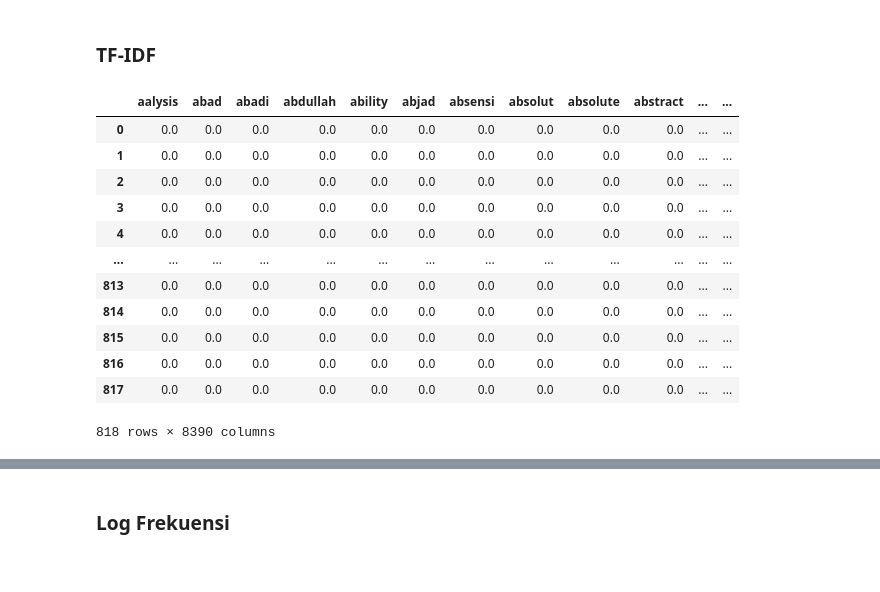
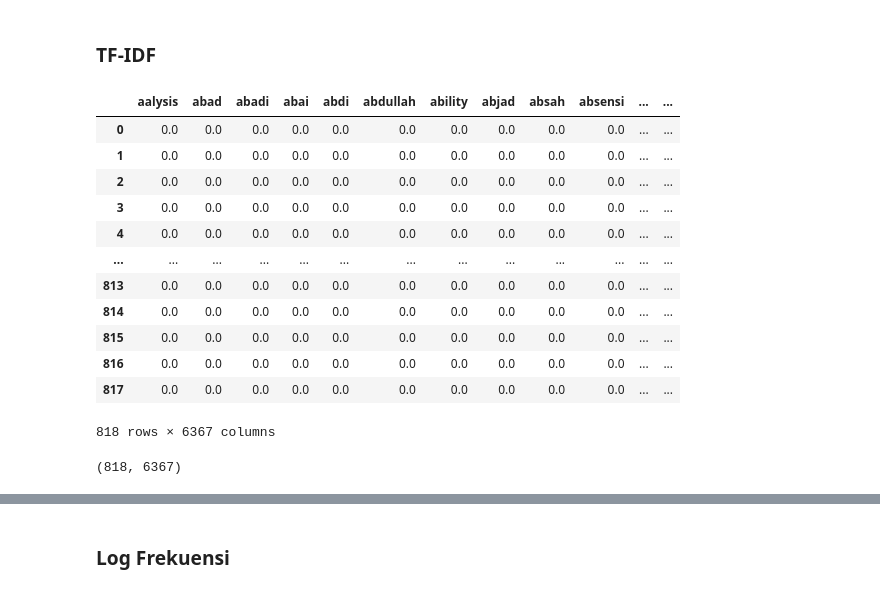
Before and after one commit to wahyuarilsaputra/ppw, a Jupyter notebook: _sources/Tugas2.ipynb, the cells around one changed output, grey strips where cells are left out. Drawn from its saved outputs; the diff is of its cells as text; code cells hidden in the pictures.

```diff
--- a/_sources/Tugas2.ipynb
+++ b/_sources/Tugas2.ipynb
@@ -210,0 +202,3 @@ Name: Abstrak, Length: 145, dtype: object
+# %%
+df = pd.read_csv('https://raw.githubusercontent.com/wahyuarilsaputra/dataset/main/DataSteaming.csv')
+df
@@ -283,13 +306,14 @@ df_binary.to_csv('Data_OneHotEncoder.csv', index=False)
 # %%
 from sklearn.feature_extraction.text import TfidfVectorizer
 vectorizer = TfidfVectorizer()
-X_tfidf = vectorizer.fit_transform(df['Abstrak'].tolist())
+# X_tfidf = vectorizer.fit_transform(df['Abstrak'].tolist())
+X_tfidf = vectorizer.fit_transform((df['Abstrak'].values.astype('U').tolist()))
 
 terms = vectorizer.get_feature_names_out()
 df_tfidfvect = pd.DataFrame(data = X_tfidf.toarray(),columns = terms)
 df_tfidfvect
 # %% [output]
-|  | aalysis | abad | abadi | abdullah | ability | abjad | absensi | absolut | absolute | abstract | ... | ... |
+|  | aalysis | abad | abadi | abai | abdi | abdullah | ability | abjad | absah | absensi | ... | ... |
 | 0 | 0.0 | 0.0 | 0.0 | 0.0 | 0.0 | 0.0 | 0.0 | 0.0 | 0.0 | 0.0 | ... | ... |
 | 1 | 0.0 | 0.0 | 0.0 | 0.0 | 0.0 | 0.0 | 0.0 | 0.0 | 0.0 | 0.0 | ... | ... |
 | 2 | 0.0 | 0.0 | 0.0 | 0.0 | 0.0 | 0.0 | 0.0 | 0.0 | 0.0 | 0.0 | ... | ... |
@@ -301,6 +325,10 @@ df_tfidfvect
 | 815 | 0.0 | 0.0 | 0.0 | 0.0 | 0.0 | 0.0 | 0.0 | 0.0 | 0.0 | 0.0 | ... | ... |
 | 816 | 0.0 | 0.0 | 0.0 | 0.0 | 0.0 | 0.0 | 0.0 | 0.0 | 0.0 | 0.0 | ... | ... |
 | 817 | 0.0 | 0.0 | 0.0 | 0.0 | 0.0 | 0.0 | 0.0 | 0.0 | 0.0 | 0.0 | ... | ... |
-818 rows × 8390 columns
+818 rows × 6367 columns
+# %%
+X_tfidf.shape
+# %% [output]
+(818, 6367)
 # %%
 df_tfidfvect.to_csv('Data_TF-IDF.csv', index=False)
```
Also changed, not shown: parts of 88 cells of this notebook, 28 other files.
